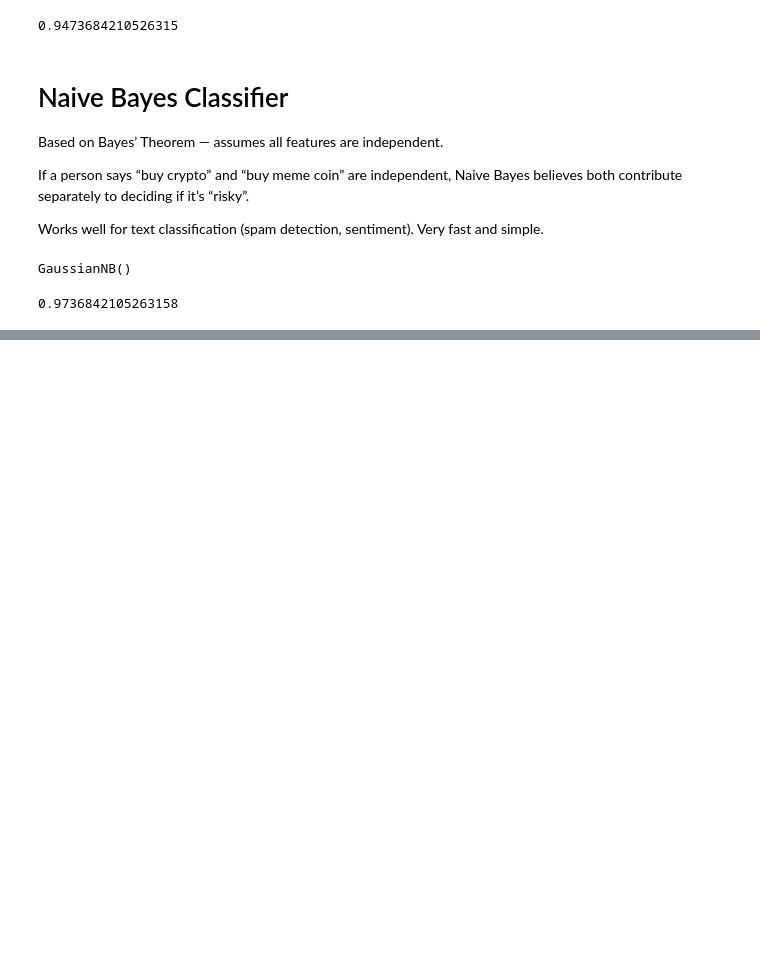
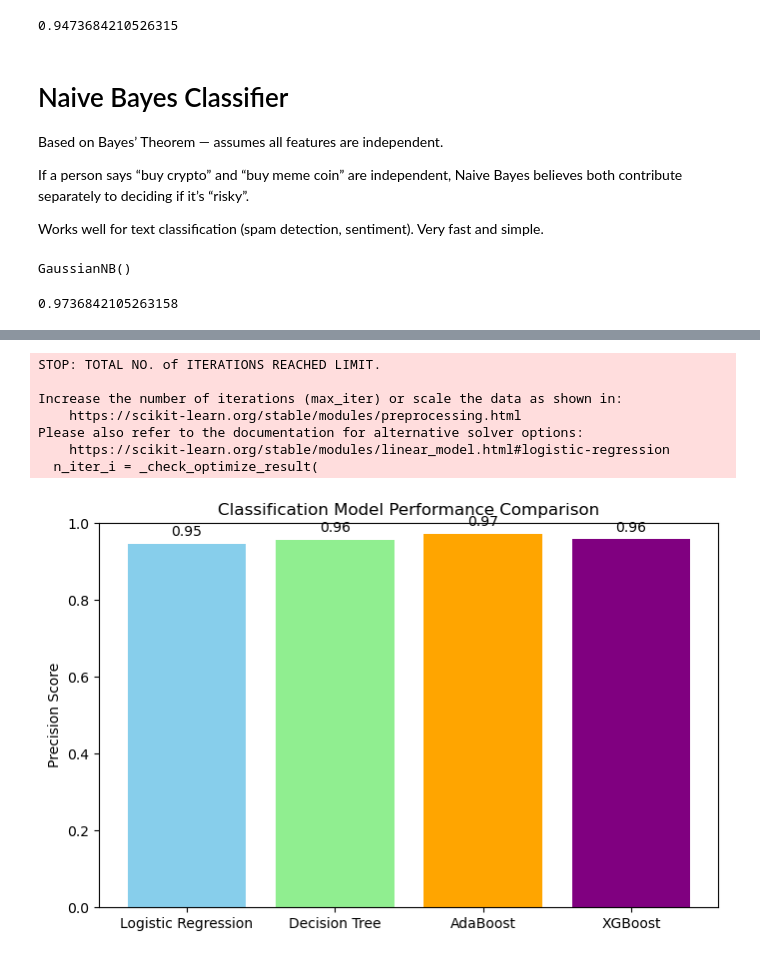
Before and after one commit to QuadirMariyam/EduvateSkills_DataScience_PracticeSessions, a Jupyter notebook: 23_ClassificationInML.ipynb, the cells around one changed output, grey strips where cells are left out. Saved outputs shown, nothing was run; the diff lists cells and outputs as text; code cells hidden in the pictures; blank space fills up the shorter version.

```diff
--- a/23_ClassificationInML.ipynb
+++ b/23_ClassificationInML.ipynb
@@ -235,0 +307,35 @@ model.score(X_test, y_test)
+# %%
+# Precision score of models
+models = {
+    "Logistic Regression": LogisticRegression(max_iter=1000),
+    "Decision Tree": DecisionTreeClassifier(max_depth=4, random_state=42),
+    "AdaBoost": AdaBoostClassifier(n_estimators=100, learning_rate=0.5, random_state=42),
+    "XGBoost": XGBClassifier(n_estimators=100, learning_rate=0.1, max_depth=5, random_state=42)
+}
+
+# Store results
+scores = {}
+
+for name, model in models.items():
+    model.fit(X_train, y_train)
+    y_pred = model.predict(X_test)
+    scores[name] = precision_score(y_test, y_pred)
+
+# Bar chart
+plt.figure(figsize=(8,5))
+plt.bar(scores.keys(), scores.values(), color=['skyblue','lightgreen','orange','purple'])
+plt.ylabel("Precision Score")
+plt.title("Classification Model Performance Comparison")
+plt.ylim(0,1)  # R² ranges between -∞ and 1
+for i, (name, score) in enumerate(scores.items()):
+    plt.text(i, score+0.02, f"{score:.2f}", ha='center', fontsize=10)
+plt.show()
+# %% [output]
+STOP: TOTAL NO. of ITERATIONS REACHED LIMIT.
+
+Increase the number of iterations (max_iter) or scale the data as shown in:
+    https://scikit-learn.org/stable/modules/preprocessing.html
+Please also refer to the documentation for alternative solver options:
+    https://scikit-learn.org/stable/modules/linear_model.html#logistic-regression
+  n_iter_i = _check_optimize_result(
+[figure, added]
```
Also changed, not shown: parts of 20 cells of this notebook, 1 other file.
